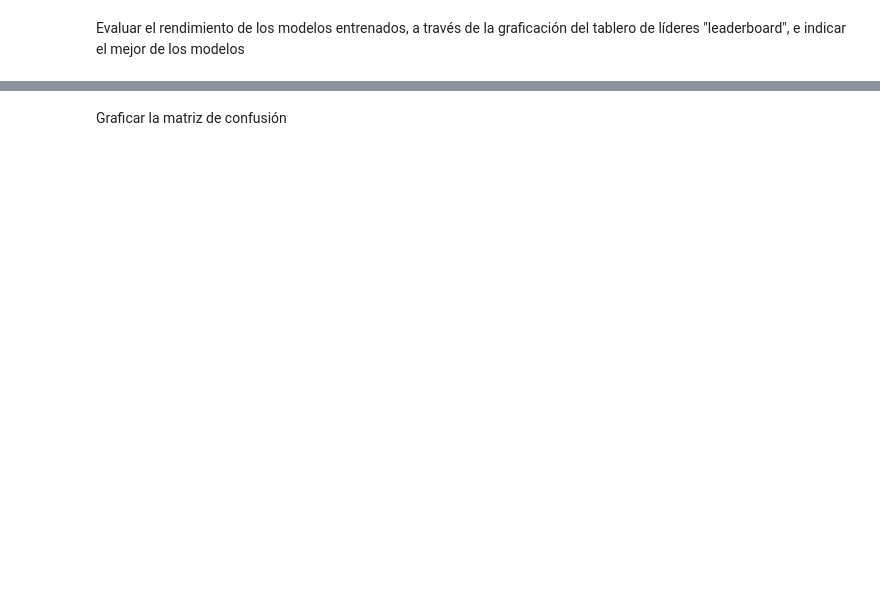
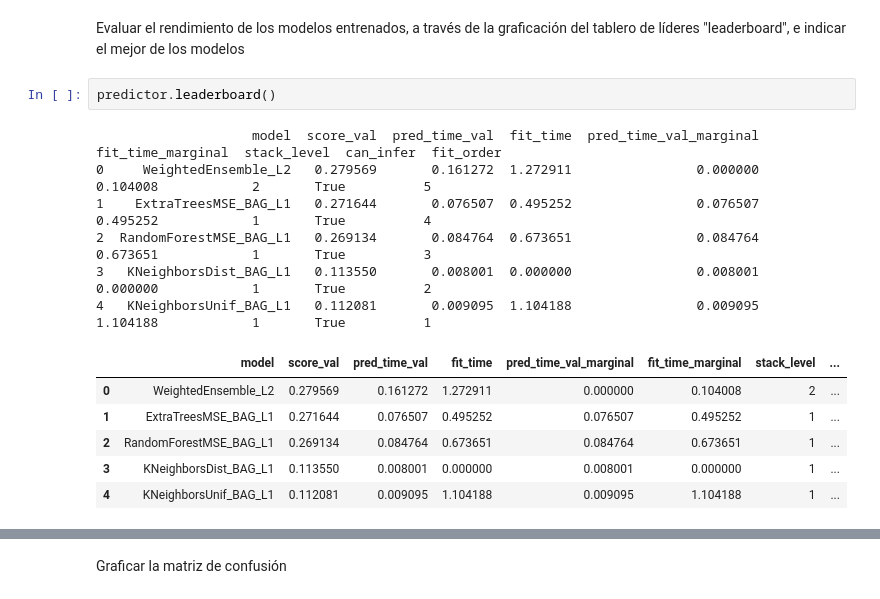
Before and after one commit to lauratamath/lab07_autopiloto, a Jupyter notebook: main.ipynb, the cells around one changed output, grey strips where cells are left out. Cells and saved outputs as stored; diff of their text form; blank space fills up the shorter version.

Commit message:
Evaluated Model Performance

```diff
--- a/main.ipynb
+++ b/main.ipynb
@@ -214,3 +215,18 @@ Feature Metadata (Processed):
  4          1  }
 # %% [markdown]
 Evaluar el rendimiento de los modelos entrenados, a través de la graficación del tablero de líderes "leaderboard", e indicar el mejor de los modelos
+# %%
+predictor.leaderboard()
+# %% [output]
+                    model  score_val  pred_time_val  fit_time  pred_time_val_marginal  fit_time_marginal  stack_level  can_infer  fit_order
+0     WeightedEnsemble_L2   0.279569       0.161272  1.272911                0.000000           0.104008            2       True          5
+1    ExtraTreesMSE_BAG_L1   0.271644       0.076507  0.495252                0.076507           0.495252            1       True          4
+2  RandomForestMSE_BAG_L1   0.269134       0.084764  0.673651                0.084764           0.673651            1       True          3
+3   KNeighborsDist_BAG_L1   0.113550       0.008001  0.000000                0.008001           0.000000            1       True          2
+4   KNeighborsUnif_BAG_L1   0.112081       0.009095  1.104188                0.009095           1.104188            1       True          1
+|  | model | score_val | pred_time_val | fit_time | pred_time_val_marginal | fit_time_marginal | stack_level | ... |
+| 0 | WeightedEnsemble_L2 | 0.279569 | 0.161272 | 1.272911 | 0.000000 | 0.104008 | 2 | ... |
+| 1 | ExtraTreesMSE_BAG_L1 | 0.271644 | 0.076507 | 0.495252 | 0.076507 | 0.495252 | 1 | ... |
+| 2 | RandomForestMSE_BAG_L1 | 0.269134 | 0.084764 | 0.673651 | 0.084764 | 0.673651 | 1 | ... |
+| 3 | KNeighborsDist_BAG_L1 | 0.113550 | 0.008001 | 0.000000 | 0.008001 | 0.000000 | 1 | ... |
+| 4 | KNeighborsUnif_BAG_L1 | 0.112081 | 0.009095 | 1.104188 | 0.009095 | 1.104188 | 1 | ... |
```
Also changed, not shown: parts of 9 cells of this notebook, 33 other files.
